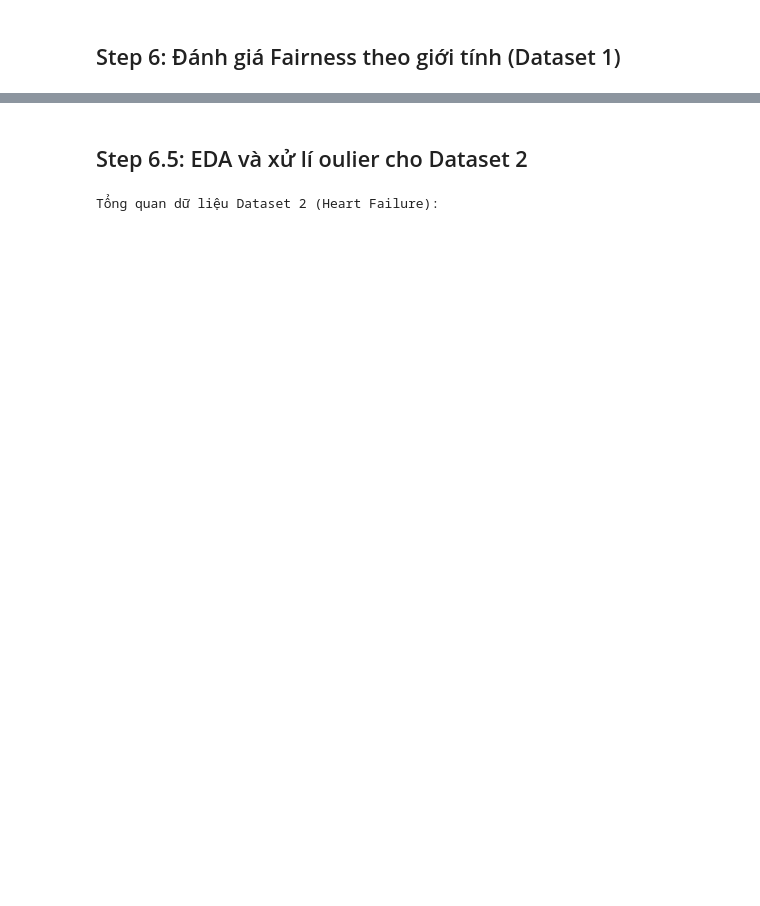
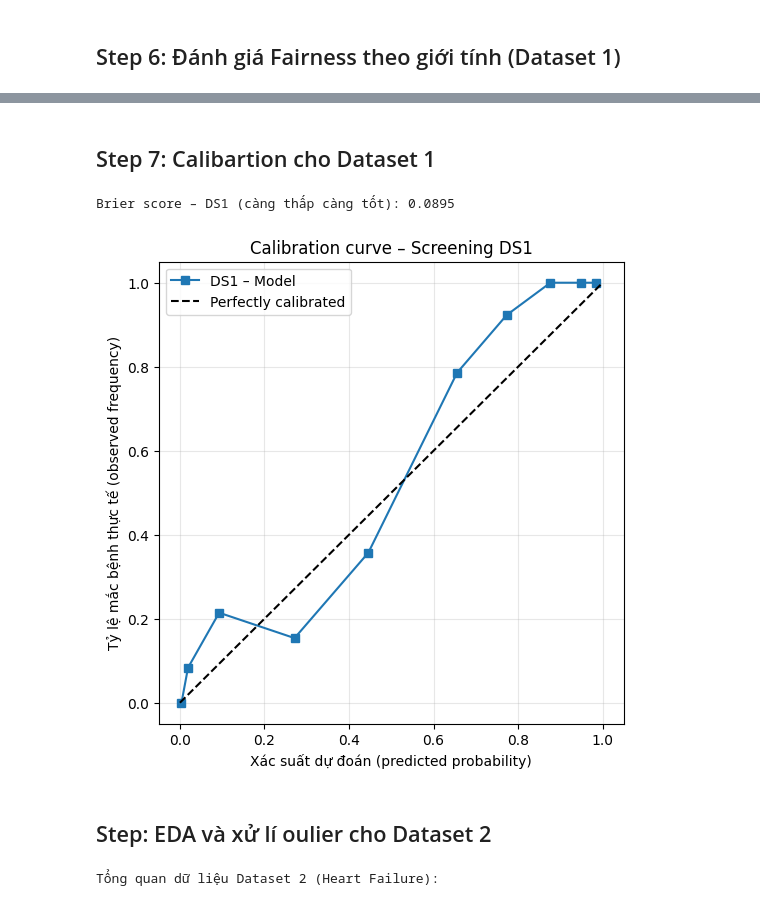
Before and after one commit to NguyenBuiHongTien/CVD_ML, a Jupyter notebook: CDV_New.ipynb, the cells around one changed output, grey strips where cells are left out. Cells and saved outputs as stored; diff of their text form; code cells hidden in the pictures; blank space fills up the shorter version.

```diff
--- a/CDV_New.ipynb
+++ b/CDV_New.ipynb
@@ -562,5 +592,40 @@ else:
+# %% [markdown]
+## Step 7: Calibartion cho Dataset 1
+# %%
+# ============================================================
+# Step X: Calibration cho mô hình Screening DS1
+# ============================================================
+
+# 1) Lấy xác suất dự đoán từ mô hình tốt nhất DS1
+y1_proba = best_pipe_ds1.predict_proba(X1_test)[:, 1]   # xác suất bị bệnh tim (label=1)
+
+# 2) Tính Brier Score cho DS1
+brier_ds1 = brier_score_loss(y1_test, y1_proba)
+print(f"Brier score – DS1 (càng thấp càng tốt): {brier_ds1:.4f}")
+
+# 3) Tính dữ liệu cho calibration curve
+prob_true1, prob_pred1 = calibration_curve(
+    y1_test,
+    y1_proba,
+    n_bins=10,
+    strategy="quantile"
+)
+
+# 4) Vẽ Calibration Curve cho DS1
+plt.figure(figsize=(6, 6))
+plt.plot(prob_pred1, prob_true1, "s-", label="DS1 – Model")
+plt.plot([0, 1], [0, 1], "k--", label="Perfectly calibrated")
+plt.xlabel("Xác suất dự đoán (predicted probability)")
+plt.ylabel("Tỷ lệ mắc bệnh thực tế (observed frequency)")
+plt.title("Calibration curve – Screening DS1")
+plt.legend(loc="upper left")
+plt.grid(alpha=0.3)
+plt.show()
+# %% [output]
+Brier score – DS1 (càng thấp càng tốt): 0.0895
+[figure, added]
 # %% [markdown]
-## Step 6.5: EDA và xử lí oulier cho Dataset 2
+## Step: EDA và xử lí oulier cho Dataset 2
 # %%
 
 df_hf = df2.copy()
```
Also changed, not shown: parts of 15 cells of this notebook, 1 other file.
